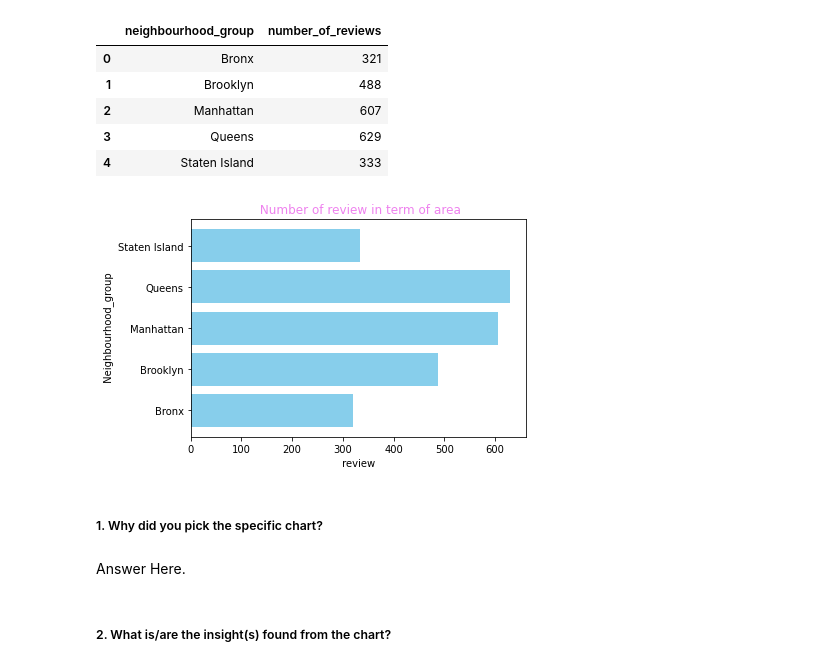
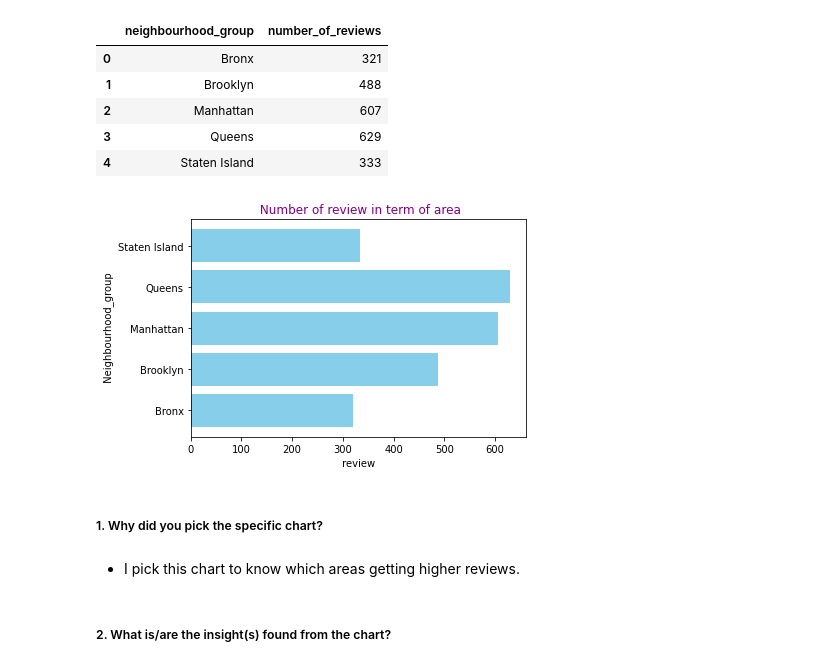
Before and after one commit to 251aditya/EDA-project-of-Airbnb, a Jupyter notebook: Aditya's_EDA_Submission_Template.ipynb, the cells around one changed output. Drawn from its saved outputs; the diff is of its cells as text; code cells hidden in the pictures.

```diff
--- a/Aditya's_EDA_Submission_Template.ipynb
+++ b/Aditya's_EDA_Submission_Template.ipynb
@@ -378,18 +374,19 @@ areas_reviews
 # %%
 area = areas_reviews['neighbourhood_group']
 review = areas_reviews['number_of_reviews']
 
 plt.barh(area,review, color='skyblue')
 plt.xlabel(" review ")
 plt.ylabel(" Neighbourhood_group")
-plt.title(" Number of review in term of area", color= 'violet')
+plt.title(" Number of review in term of area", color= 'purple')
 plt.show()
 # %% [output]
-[figure, old version]
+[figure, new version]
 # %% [markdown]
 ##### 1. Why did you pick the specific chart?
-# %% [markdown]
-Answer Here.
+# %% [markdown]
+
+* I pick this chart to know which areas getting higher reviews.
 # %% [markdown]
 ##### 2. What is/are the insight(s) found from the chart?
 # %% [markdown]
```
Also changed, not shown: parts of 25 cells of this notebook.
